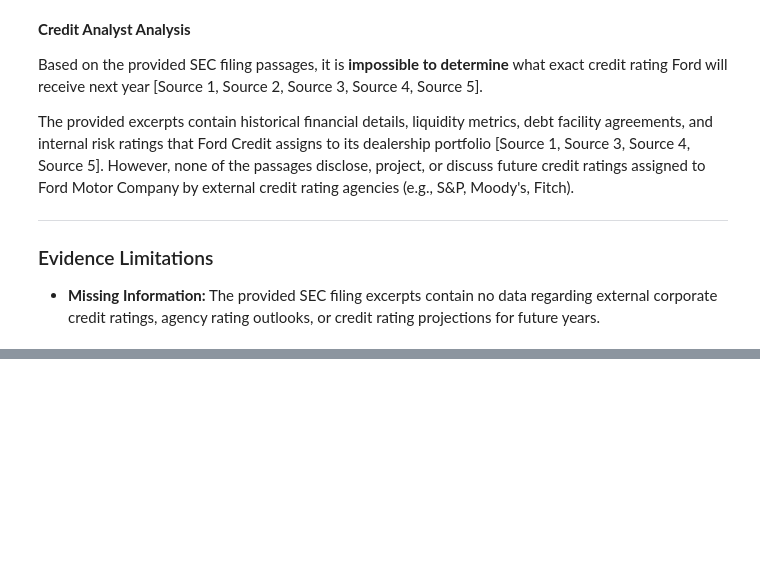
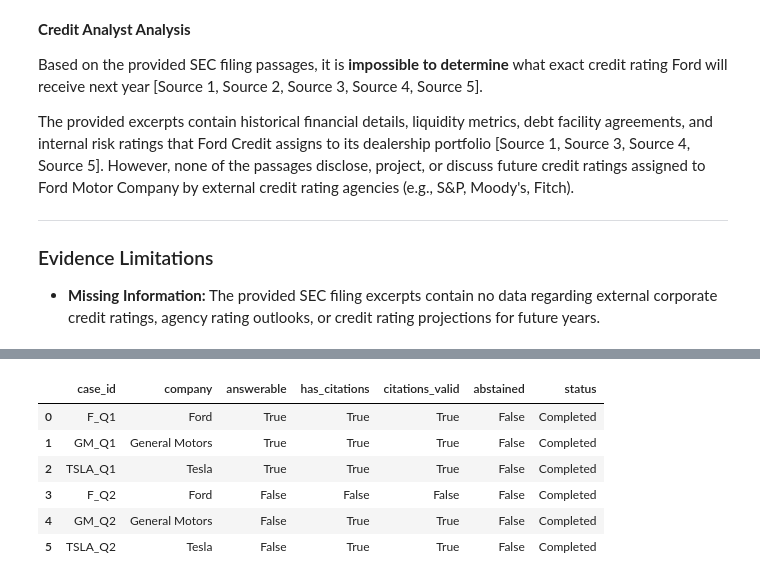
Before and after one commit to veln89/creditlens-rag, a Jupyter notebook: notebooks/04_rag_generation.ipynb, the cells around one changed output, grey strips where cells are left out. Cells and saved outputs as stored; diff of their text form; code cells hidden in the pictures; blank space fills up the shorter version.

```diff
--- a/notebooks/04_rag_generation.ipynb
+++ b/notebooks/04_rag_generation.ipynb
@@ -368,0 +629,24 @@ The provided excerpts contain historical financial details, liquidity metrics, d
+# %%
+generation_evaluation_df = pd.DataFrame(
+    generation_records
+)
+
+generation_evaluation_df[
+    [
+        "case_id",
+        "company",
+        "answerable",
+        "has_citations",
+        "citations_valid",
+        "abstained",
+        "status"
+    ]
+]
+# %% [output]
+|  | case_id | company | answerable | has_citations | citations_valid | abstained | status |
+| 0 | F_Q1 | Ford | True | True | True | False | Completed |
+| 1 | GM_Q1 | General Motors | True | True | True | False | Completed |
+| 2 | TSLA_Q1 | Tesla | True | True | True | False | Completed |
+| 3 | F_Q2 | Ford | False | False | False | False | Completed |
+| 4 | GM_Q2 | General Motors | False | True | True | False | Completed |
+| 5 | TSLA_Q2 | Tesla | False | True | True | False | Completed |
```
Also changed, not shown: parts of 12 cells of this notebook.
